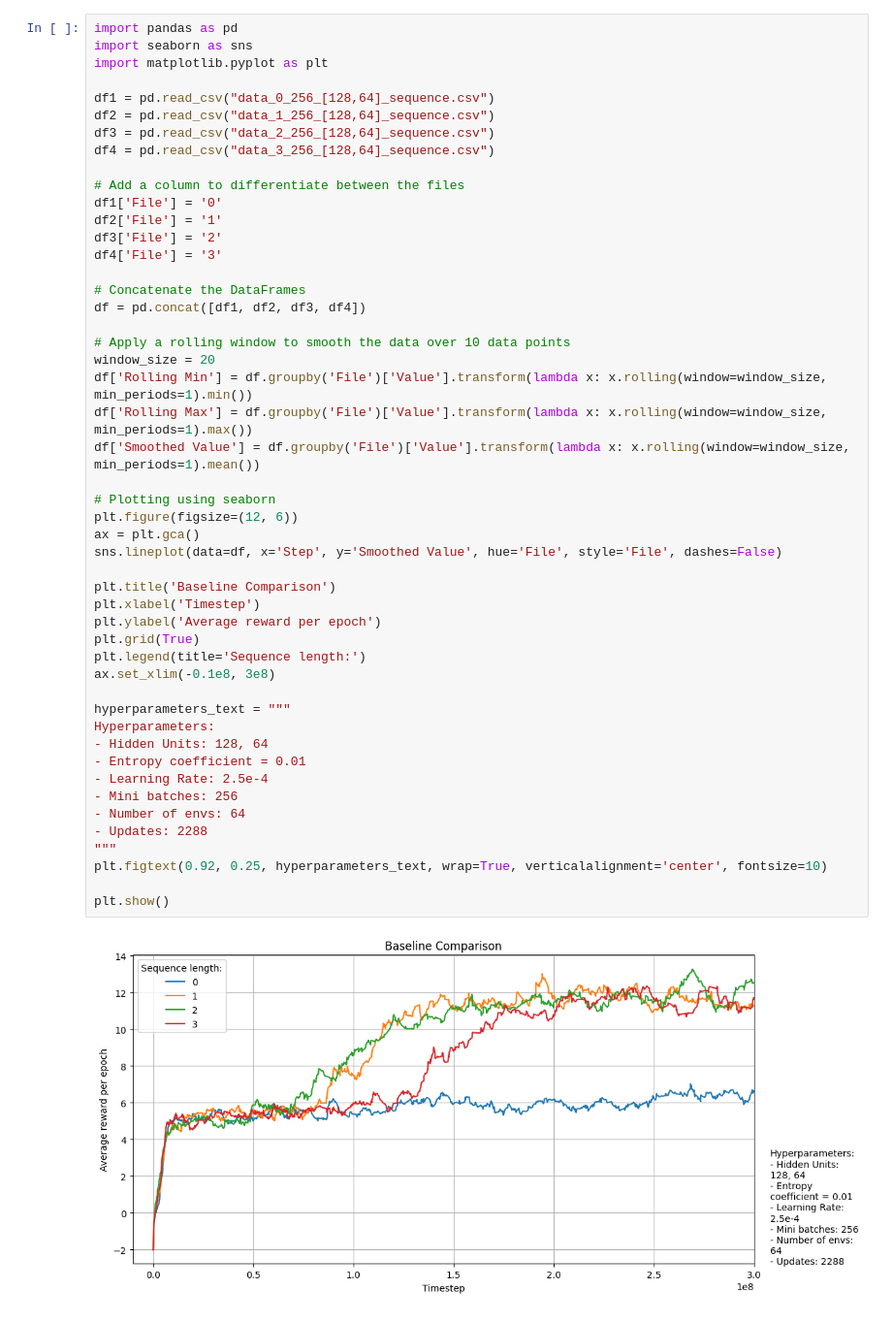
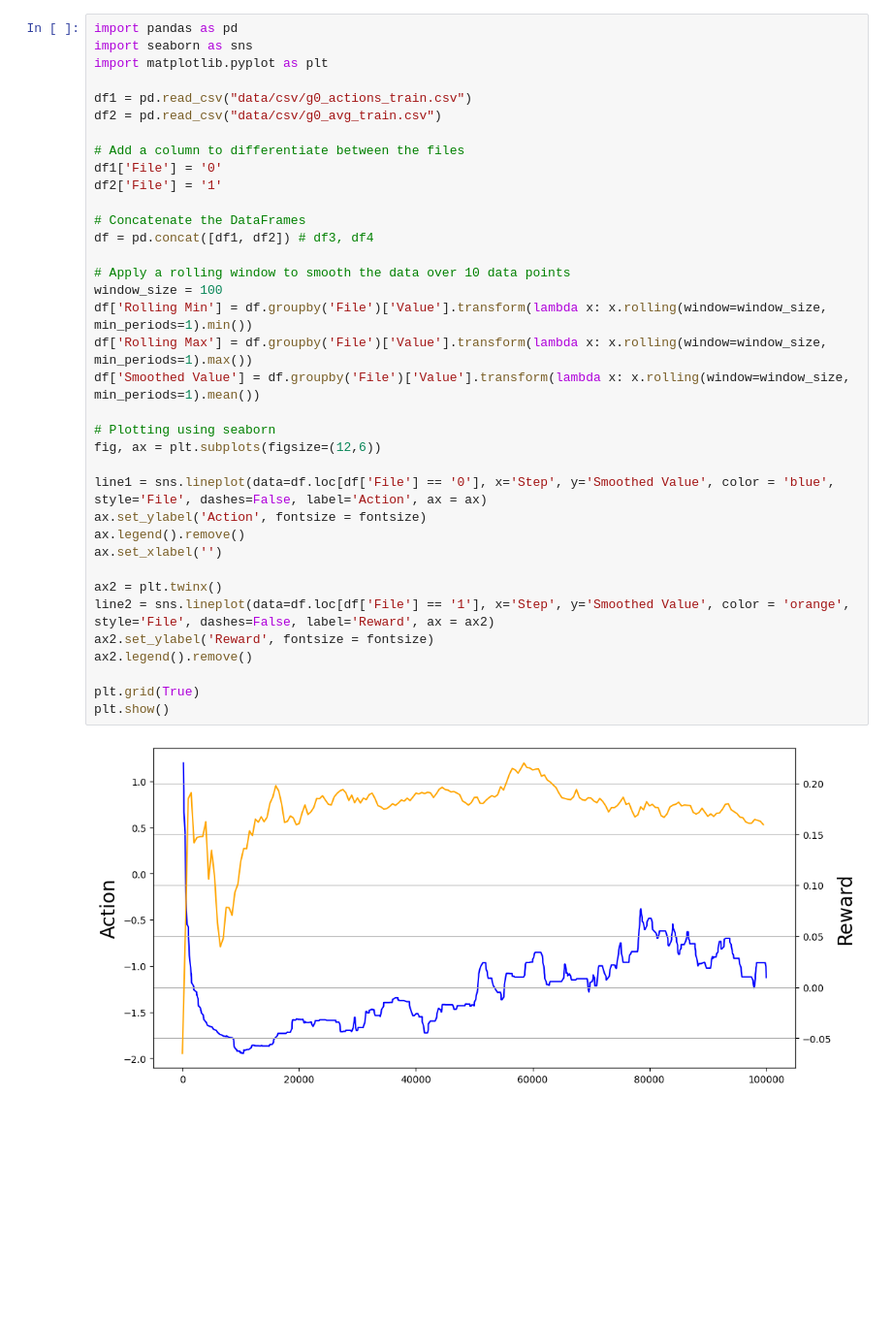
Before and after one commit to kamranvat/spiky-pendulum, a Jupyter notebook: plot.ipynb, the cells around one changed output. Shown: that part at 97% size. Drawn from its saved outputs; the diff is of its cells as text; blank space fills up the shorter version.

Commit message:
code for figures

```diff
--- a/plot.ipynb
+++ b/plot.ipynb
@@ -1,51 +79,38 @@
 # %%
 import pandas as pd
 import seaborn as sns
 import matplotlib.pyplot as plt
 
-df1 = pd.read_csv("data_0_256_[128,64]_sequence.csv")
-df2 = pd.read_csv("data_1_256_[128,64]_sequence.csv")
-df3 = pd.read_csv("data_2_256_[128,64]_sequence.csv")
-df4 = pd.read_csv("data_3_256_[128,64]_sequence.csv")
+df1 = pd.read_csv("data/csv/g0_actions_train.csv")
+df2 = pd.read_csv("data/csv/g0_avg_train.csv")
 
 # Add a column to differentiate between the files
 df1['File'] = '0'
 df2['File'] = '1'
-df3['File'] = '2'
-df4['File'] = '3'
 
 # Concatenate the DataFrames
-df = pd.concat([df1, df2, df3, df4])
+df = pd.concat([df1, df2]) # df3, df4
 
 # Apply a rolling window to smooth the data over 10 data points
-window_size = 20
+window_size = 100
 df['Rolling Min'] = df.groupby('File')['Value'].transform(lambda x: x.rolling(window=window_size, min_periods=1).min())
 df['Rolling Max'] = df.groupby('File')['Value'].transform(lambda x: x.rolling(window=window_size, min_periods=1).max())
 df['Smoothed Value'] = df.groupby('File')['Value'].transform(lambda x: x.rolling(window=window_size, min_periods=1).mean())
 
 # Plotting using seaborn
-plt.figure(figsize=(12, 6))
-ax = plt.gca()
-sns.lineplot(data=df, x='Step', y='Smoothed Value', hue='File', style='File', dashes=False)
+fig, ax = plt.subplots(figsize=(12,6))
 
-plt.title('Baseline Comparison')
-plt.xlabel('Timestep')
-plt.ylabel('Average reward per epoch')
+line1 = sns.lineplot(data=df.loc[df['File'] == '0'], x='Step', y='Smoothed Value', color = 'blue', style='File', dashes=False, label='Action', ax = ax)
+ax.set_ylabel('Action', fontsize = fontsize)
+ax.legend().remove()
+ax.set_xlabel('')
+
+ax2 = plt.twinx()
+line2 = sns.lineplot(data=df.loc[df['File'] == '1'], x='Step', y='Smoothed Value', color = 'orange', style='File', dashes=False, label='Reward', ax = ax2)
+ax2.set_ylabel('Reward', fontsize = fontsize)
+ax2.legend().remove()
+
 plt.grid(True)
-plt.legend(title='Sequence length:')
-ax.set_xlim(-0.1e8, 3e8)
-
-hyperparameters_text = """
-Hyperparameters:
-- Hidden Units: 128, 64
-- Entropy coefficient = 0.01
-- Learning Rate: 2.5e-4
-- Mini batches: 256
-- Number of envs: 64
-- Updates: 2288
-"""
-plt.figtext(0.92, 0.25, hyperparameters_text, wrap=True, verticalalignment='center', fontsize=10)
-
 plt.show()
 # %% [output]
-[figure, old version]
+[figure, new version]
```
Also changed, not shown: parts of 3 cells of this notebook.
